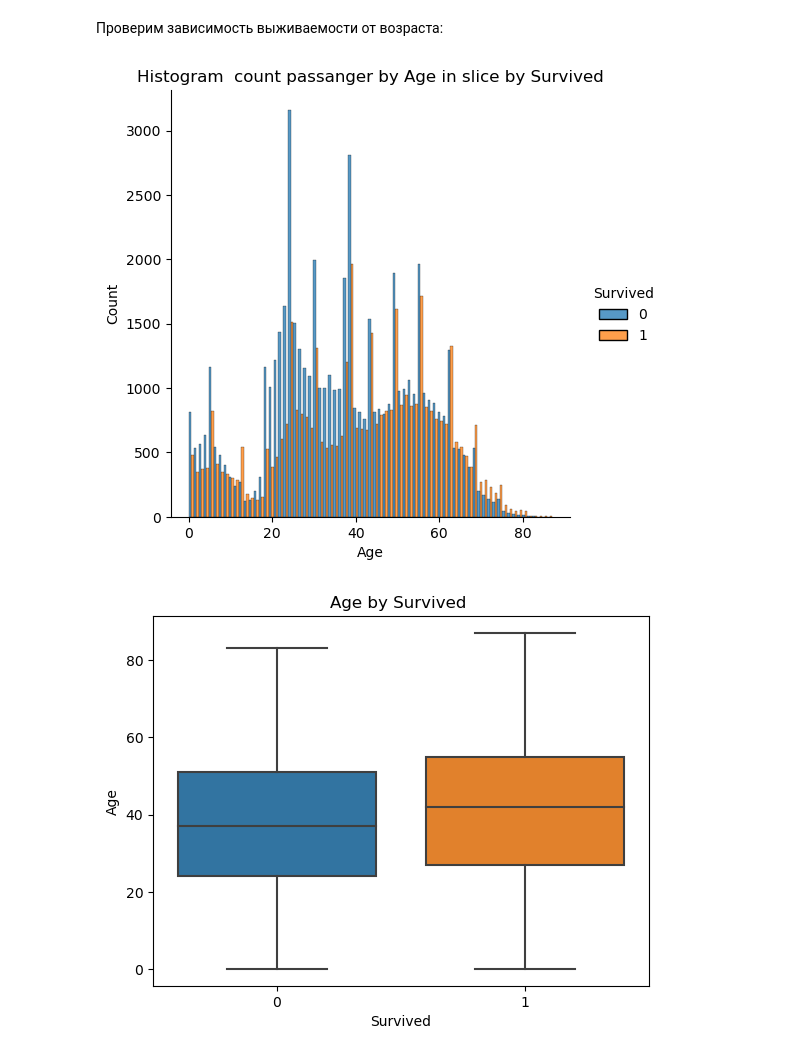
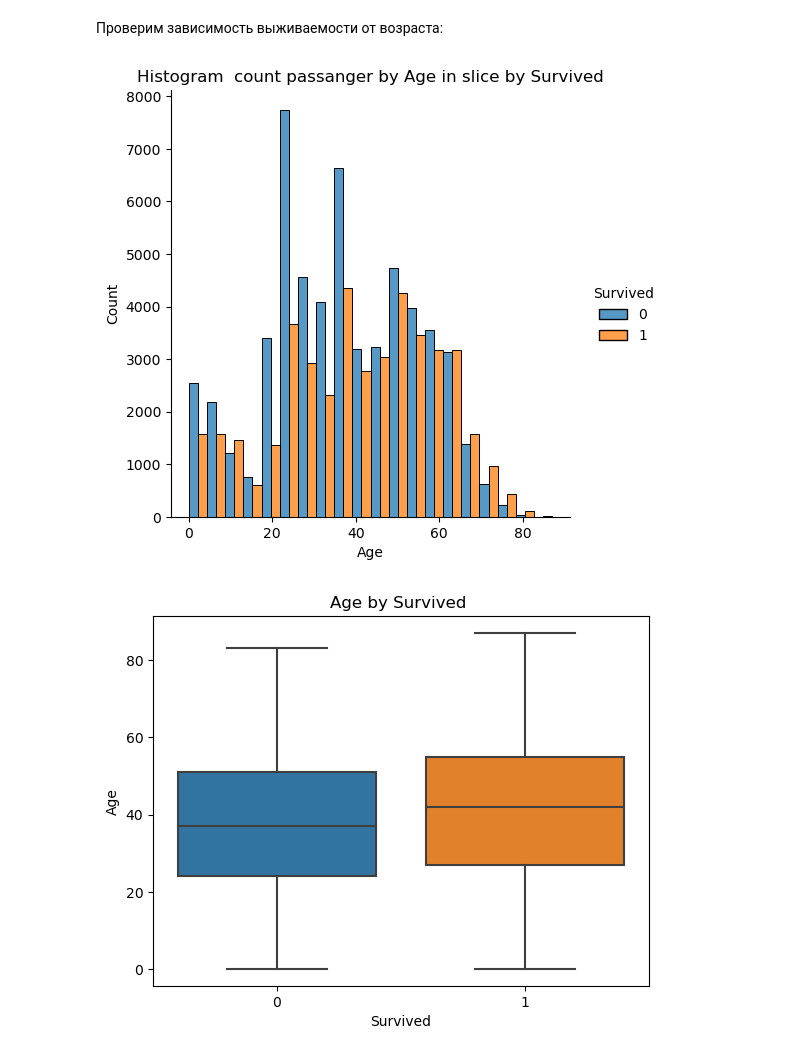
Before and after one commit to AlexeyZubar/second, a Jupyter notebook: eda.ipynb, the cells around one changed output. Saved outputs shown, nothing was run; the diff lists cells and outputs as text; code cells hidden in the pictures.

```diff
--- a/eda.ipynb
+++ b/eda.ipynb
@@ -494,11 +494,11 @@ plt.show()
 # %% [markdown]
 Проверим зависимость выживаемости от возраста:
 # %%
-sns.displot(data_titanic, x="Age", hue="Survived", multiple="dodge")
+sns.displot(data_titanic, x="Age", hue="Survived", multiple="dodge", bins=20)
 plt.title("Histogram  count passanger by Age in slice by Survived")
 plt.show()
 # %% [output]
-[figure, old version]
+[figure, new version]
 # %%
 ax = sns.boxplot(x="Survived", y="Age", data=data_titanic)
 plt.title("Age by Survived ")
```
Also changed, not shown: parts of 6 cells of this notebook.
